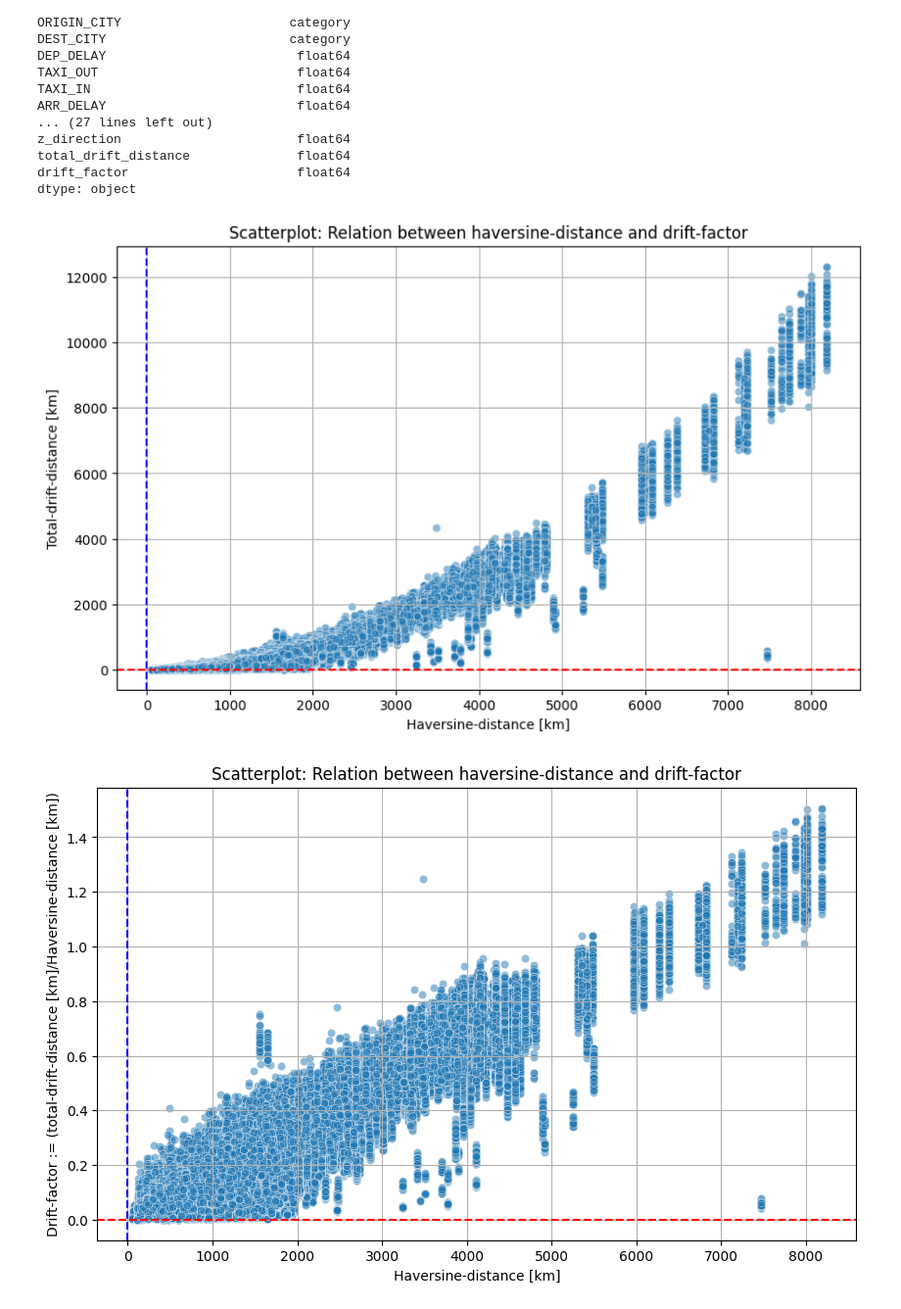
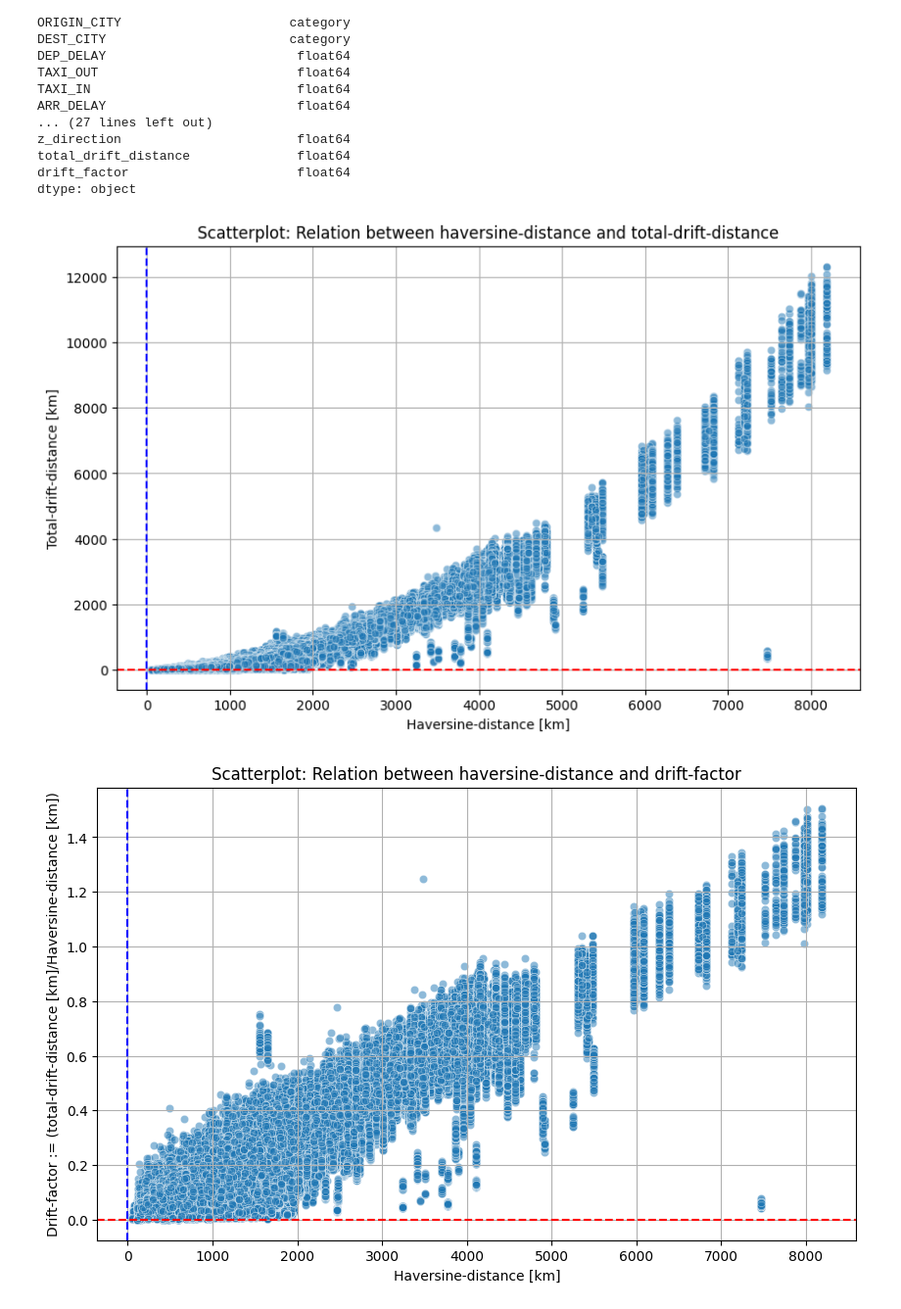
Before and after one commit to janiejestemja/coriolis_flights, a Jupyter notebook: coriolis_analysis_02.ipynb, the cells around one changed output. Shown at 98% size. Cells and saved outputs as stored; diff of their text form; code cells hidden in the pictures.

```diff
--- a/coriolis_analysis_02.ipynb
+++ b/coriolis_analysis_02.ipynb
@@ -206,13 +235,14 @@ dtype: object
 # %%
+# plotting scatterplot of haversine-distance and total-drift-distance
 plt.figure(figsize=(10, 6))
 sns.scatterplot(x="haversine_distance", y="total_drift_distance", data=fdf, alpha=0.5)
-plt.title("Scatterplot: Relation between haversine-distance and drift-factor")
+plt.title("Scatterplot: Relation between haversine-distance and total-drift-distance")
 plt.xlabel("Haversine-distance [km]")
 plt.ylabel("Total-drift-distance [km]")
 plt.axhline(0, color="red", linestyle="--")  # Reference line for on-time arrivals
 plt.axvline(0, color="blue", linestyle="--")  # Reference line for on-time departures
 plt.grid(True)
 plt.show()
 # %% [output]
-[figure, old version]
+[figure, new version]
 # %%
```
Also changed, not shown: parts of 41 cells of this notebook.
